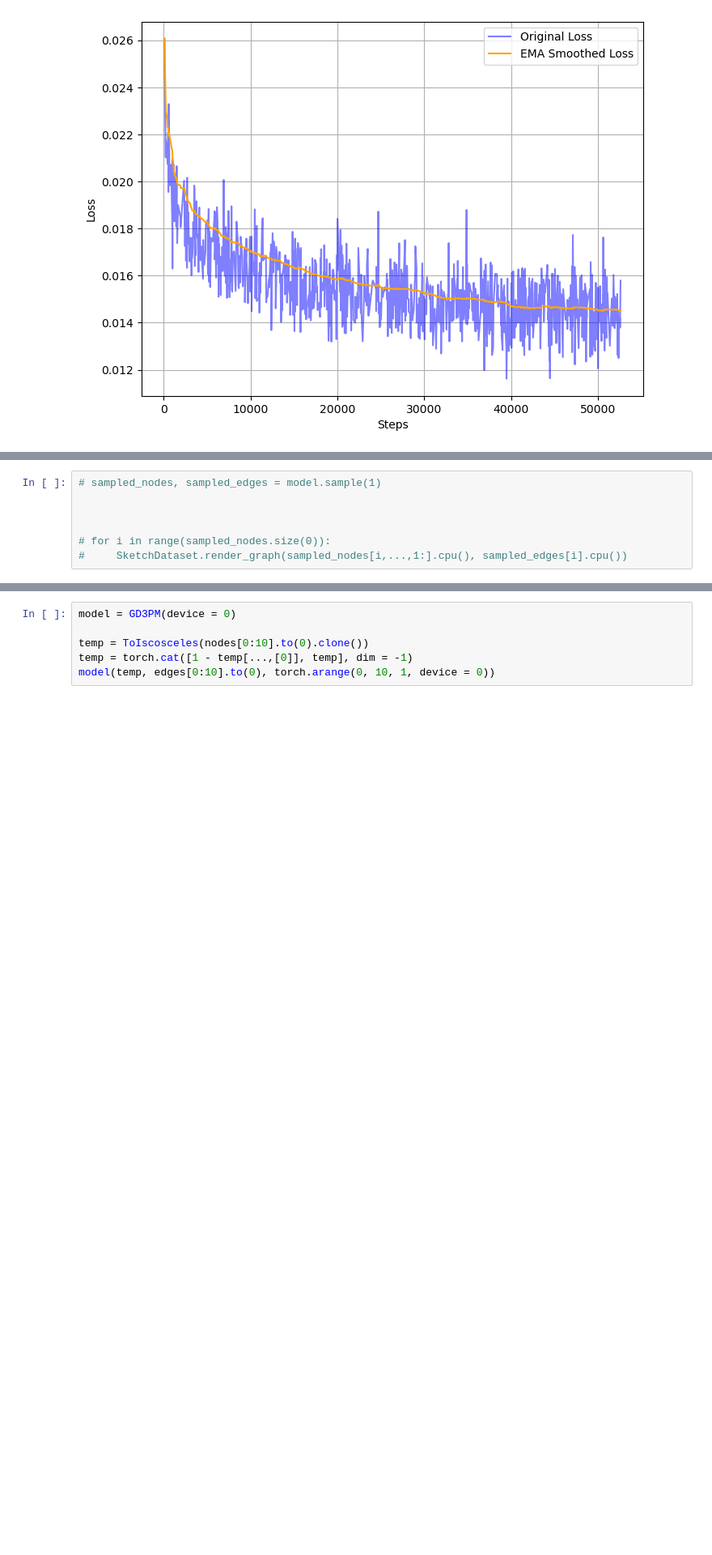
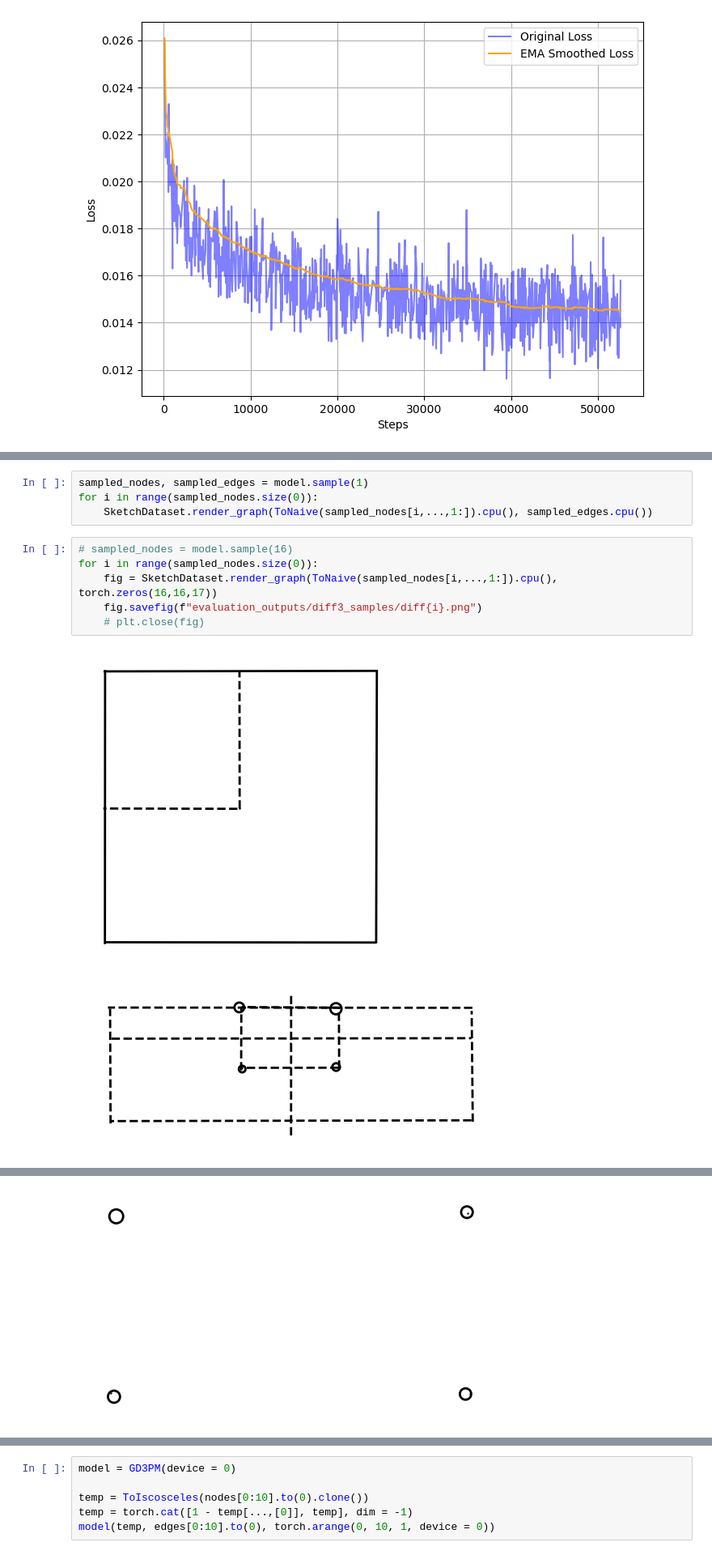
Before and after one commit to Sathware/SketchDNN, a Jupyter notebook: test.ipynb, the cells around one changed output, grey strips where cells are left out. Shown at 81% size. Drawn from its saved outputs; the diff is of its cells as text; blank space fills up the shorter version.

```diff
--- a/test.ipynb
+++ b/test.ipynb
@@ -55,7 +62,13 @@ plt.show()
 # %%
-# sampled_nodes, sampled_edges = model.sample(1)
-
-
-
-# for i in range(sampled_nodes.size(0)):
-#     SketchDataset.render_graph(sampled_nodes[i,...,1:].cpu(), sampled_edges[i].cpu())
+sampled_nodes, sampled_edges = model.sample(1)
+for i in range(sampled_nodes.size(0)):
+    SketchDataset.render_graph(ToNaive(sampled_nodes[i,...,1:]).cpu(), sampled_edges.cpu())
+# %%
+# sampled_nodes = model.sample(16)
+for i in range(sampled_nodes.size(0)):
+    fig = SketchDataset.render_graph(ToNaive(sampled_nodes[i,...,1:]).cpu(), torch.zeros(16,16,17))
+    fig.savefig(f"evaluation_outputs/diff3_samples/diff{i}.png")
+    # plt.close(fig)
+# %% [output]
+[figure, added]
+[figure, added]
@@ -61,0 +78 @@ plt.show()
+[figure, added]
```
Also changed, not shown: parts of 13 cells of this notebook, 15 other files.
